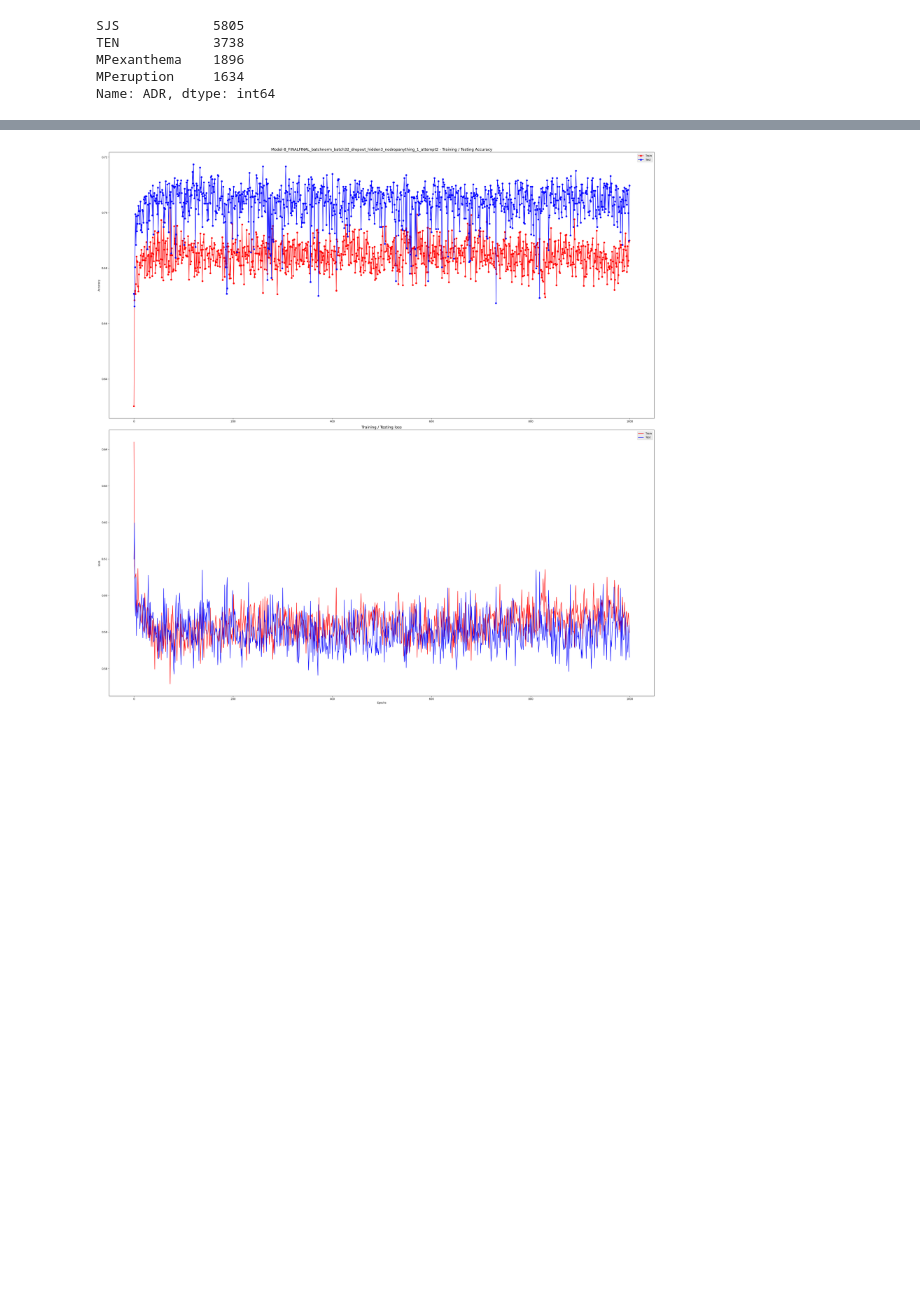
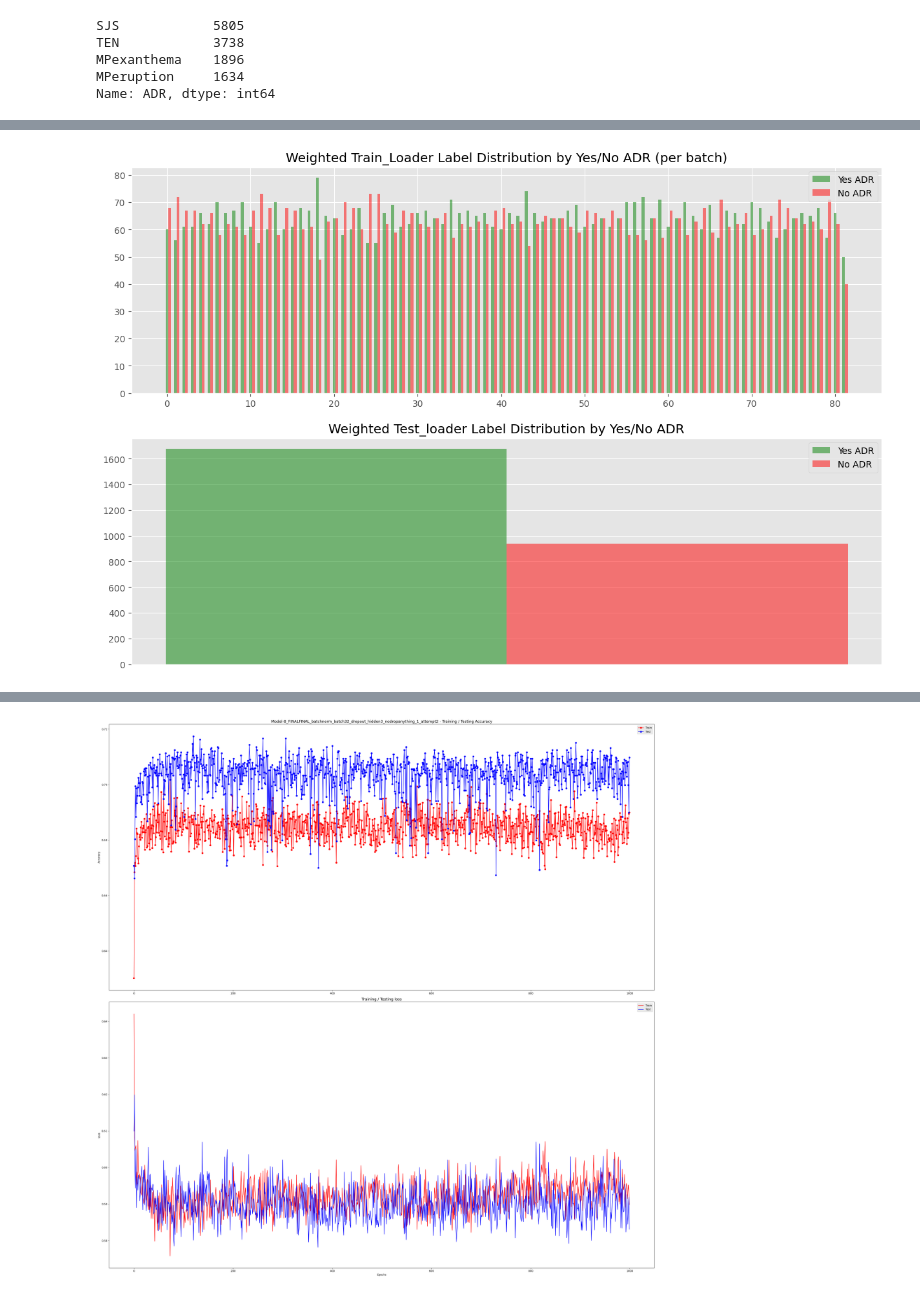
Before and after one commit to akumaharit/PredictingType2ADRwithHLAandMorgan, a Jupyter notebook: code/4 - Training & Testing/1 YesorNO ADR Model (Experiment) BatchNorm.ipynb, the cells around one changed output, grey strips where cells are left out. Cells and saved outputs as stored; diff of their text form; code cells hidden in the pictures; blank space fills up the shorter version.

```diff
--- a/code/4 - Training & Testing/1 YesorNO ADR Model (Experiment) BatchNorm.ipynb
+++ b/code/4 - Training & Testing/1 YesorNO ADR Model (Experiment) BatchNorm.ipynb
@@ -165,6 +150,6 @@ def get_dataloaders(batch_size):
 # %%
 # Function to check dataloader classes distribution
-def get_dataloader_distribution(*args):
+def get_dataloader_distribution(*args, label = None):
     graph_no = len(args)
     fig, ax = plt.subplots(graph_no,1)
 
@@ -187,10 +172,12 @@ def get_dataloader_distribution(*args):
         fig.set_figheight(10)
         ax[index].set_xlabel="Batch Number"
         ax[index].set_ylabel="No. Datapoints"
-        ax[index].bar(X_axis,class_0_count,width=(1/3) ,label = "NoADR",color='green',alpha=0.5)
-        ax[index].bar(X_axis+(1/3),class_1_count,width=(1/3), label = 'ADR',color='red',alpha=0.5)
+        ax[index].bar(X_axis,class_0_count,width=(1/3) ,label = "Yes ADR",color='green',alpha=0.5)
+        ax[index].bar(X_axis+(1/3),class_1_count,width=(1/3), label = 'No ADR',color='red',alpha=0.5)
         #ax.set_xticks(X_axis+width)
         ax[index].legend()
 
-        ax[index].set_title(f"{dataloader} Data Distribution")
-    fig.show()
+    ax[0].set_title(f"{label} Train_Loader Label Distribution by Yes/No ADR (per batch)")
+    ax[1].set_title(f"{label} Test_loader Label Distribution by Yes/No ADR")
+    ax[1].set_xticks([])
+    plt.show()
@@ -196,0 +276,4 @@ def get_dataloader_distribution(*args):
+# %%
+get_dataloader_distribution(train_loader, test_loader, label = "Weighted")
+# %% [output]
+[figure, added]
```
Also changed, not shown: parts of 38 cells of this notebook, 3 other files.
